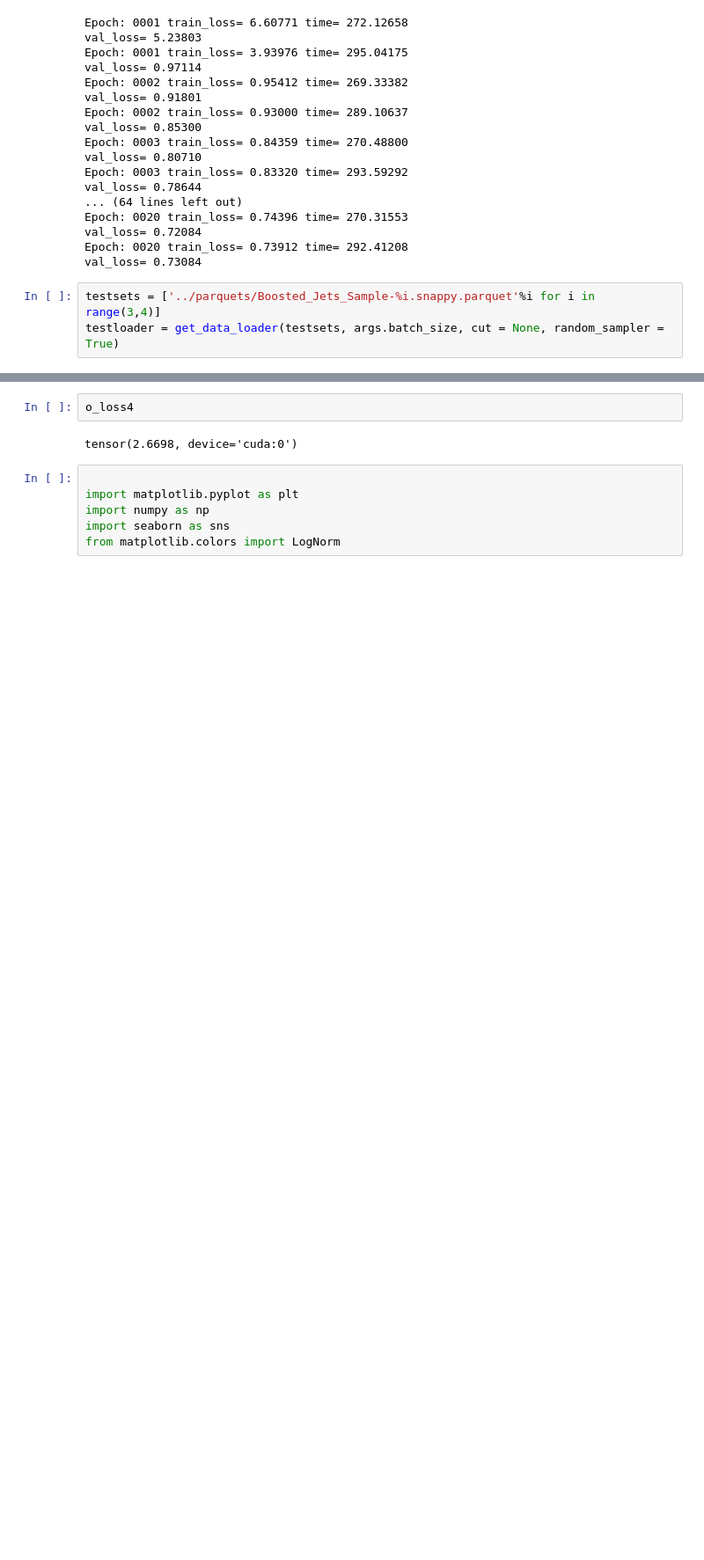
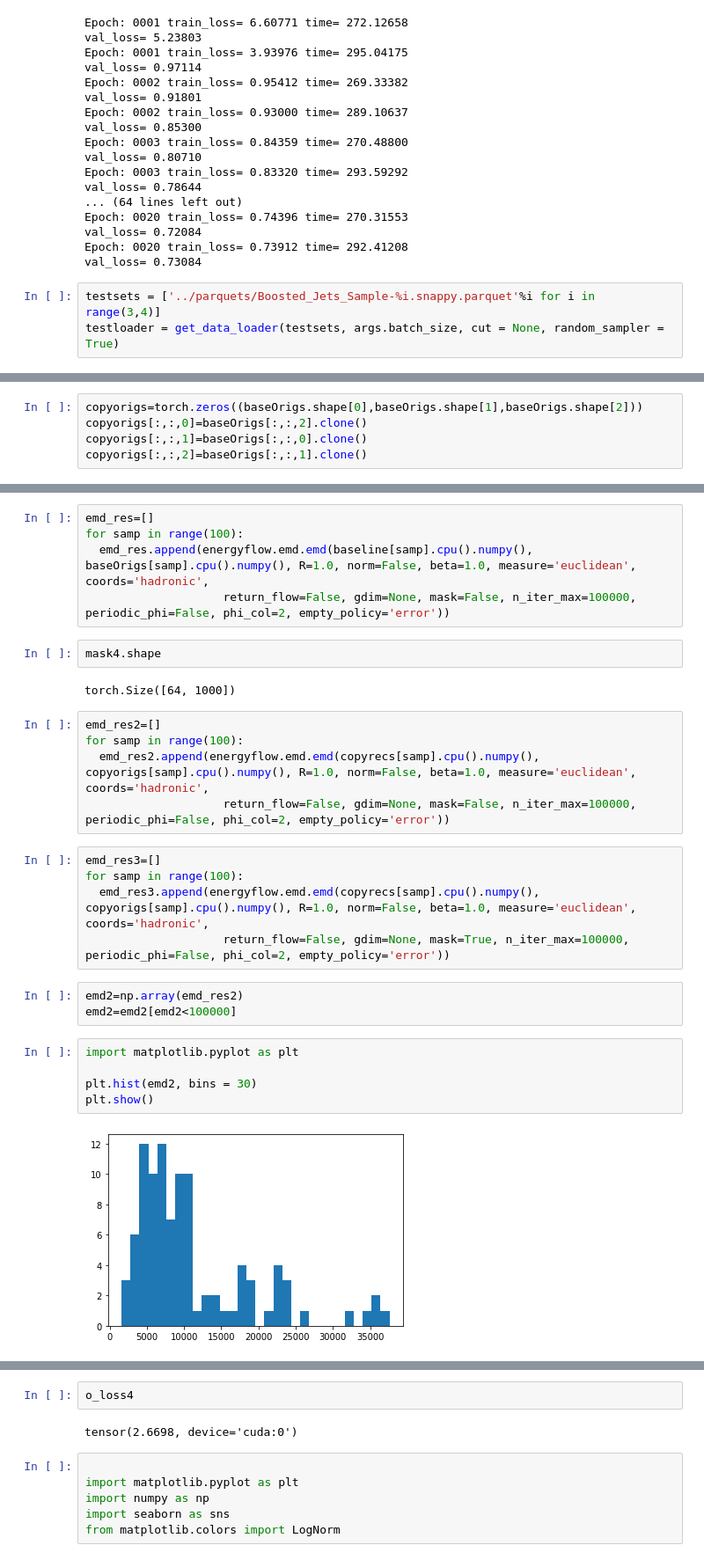
Before and after one commit to ahariri13/FALCON, a Jupyter notebook: mincut_pooling/train_falcon_diffpool.ipynb, the cells around one changed output, grey strips where cells are left out. Shown at 88% size. Saved outputs shown, nothing was run; the diff lists cells and outputs as text; blank space fills up the shorter version.

```diff
--- a/mincut_pooling/train_falcon_diffpool.ipynb
+++ b/mincut_pooling/train_falcon_diffpool.ipynb
@@ -398,0 +375,5 @@ for epoch in range(1):
+# %%
+copyorigs=torch.zeros((baseOrigs.shape[0],baseOrigs.shape[1],baseOrigs.shape[2]))
+copyorigs[:,:,0]=baseOrigs[:,:,2].clone()
+copyorigs[:,:,1]=baseOrigs[:,:,0].clone()
+copyorigs[:,:,2]=baseOrigs[:,:,1].clone()
@@ -399,3 +387,32 @@ for epoch in range(1):
+# %%
+emd_res=[]
+for samp in range(100):
+  emd_res.append(energyflow.emd.emd(baseline[samp].cpu().numpy(), baseOrigs[samp].cpu().numpy(), R=1.0, norm=False, beta=1.0, measure='euclidean', coords='hadronic',
+                    return_flow=False, gdim=None, mask=False, n_iter_max=100000, periodic_phi=False, phi_col=2, empty_policy='error'))
+# %%
+mask4.shape
+# %% [output]
+torch.Size([64, 1000])
+# %%
+emd_res2=[]
+for samp in range(100):
+  emd_res2.append(energyflow.emd.emd(copyrecs[samp].cpu().numpy(), copyorigs[samp].cpu().numpy(), R=1.0, norm=False, beta=1.0, measure='euclidean', coords='hadronic',
+                    return_flow=False, gdim=None, mask=False, n_iter_max=100000, periodic_phi=False, phi_col=2, empty_policy='error'))
+# %%
+emd_res3=[]
+for samp in range(100):
+  emd_res3.append(energyflow.emd.emd(copyrecs[samp].cpu().numpy(), copyorigs[samp].cpu().numpy(), R=1.0, norm=False, beta=1.0, measure='euclidean', coords='hadronic',
+                    return_flow=False, gdim=None, mask=True, n_iter_max=100000, periodic_phi=False, phi_col=2, empty_policy='error'))
+# %%
+emd2=np.array(emd_res2)
+emd2=emd2[emd2<100000]
+# %%
+import matplotlib.pyplot as plt
+
+plt.hist(emd2, bins = 30)
+plt.show()
+# %% [output]
+[figure, added]
 # %%
 cur_loss4
 # %% [output]
```
Also changed, not shown: parts of 13 cells of this notebook.
